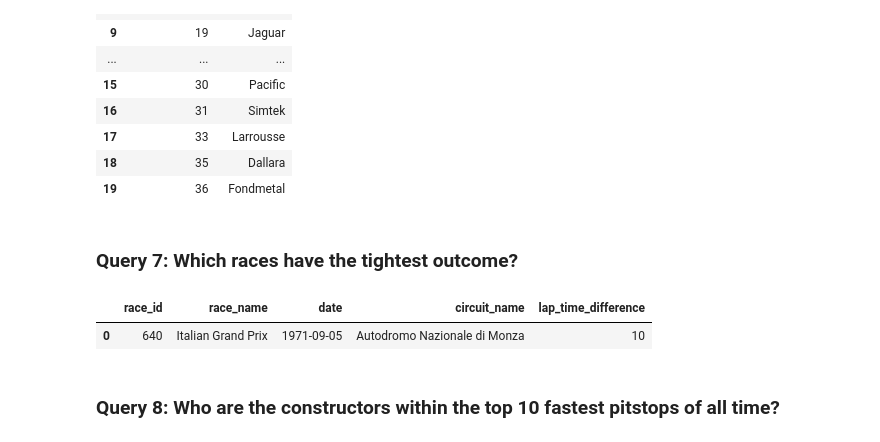
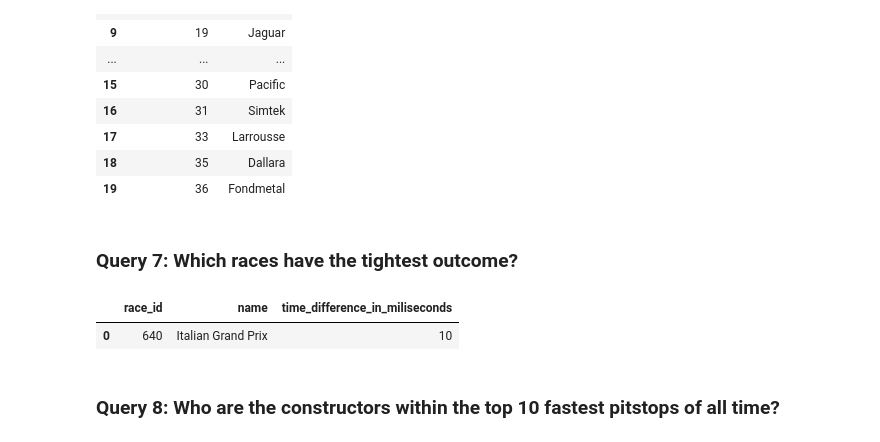
Before and after one commit to reyandrea/DBMS2, a Jupyter notebook: proj.ipynb, the cells around one changed output. Drawn from its saved outputs; the diff is of its cells as text; code cells hidden in the pictures.

```diff
--- a/proj.ipynb
+++ b/proj.ipynb
@@ -488,32 +482,21 @@ display(losing_constructors.style)
 ### Query 7: Which races have the tightest outcome?
 # %%
 races_tightest_outcome = psql.read_sql("""
-WITH lap_times AS (
-    SELECT
-        race_id,
-        time_in_milliseconds,
-        RANK() OVER (PARTITION BY race_id ORDER BY time_in_milliseconds ASC) AS lap_rank
-    FROM result
-)
-SELECT
-    t1.race_id,
-    r.name AS race_name,
-    r.date,
-    c.name AS circuit_name,
-    (t2.time_in_milliseconds - t1.time_in_milliseconds) AS lap_time_difference
-FROM lap_times t1
-JOIN lap_times t2 ON t1.race_id = t2.race_id
-JOIN race r ON t1.race_id = r.race_id
-JOIN circuit c ON r.circuit_id = c.circuit_id
-WHERE t1.lap_rank = 1 AND t2.lap_rank = 2
-ORDER BY lap_time_difference ASC
+SELECT r.race_id,
+       r.name,
+       (r2.time_in_milliseconds - r1.time_in_milliseconds) AS time_difference_in_miliseconds
+FROM result r1
+JOIN result r2 ON r1.race_id = r2.race_id
+JOIN race r ON r1.race_id = r.race_id
+WHERE r1.position = 1 AND r2.position = 2
+ORDER BY time_difference_in_miliseconds ASC
 LIMIT 1;
 """, engine)
 
 display(races_tightest_outcome.style)
 # %% [output]
-|  | race_id | race_name | date | circuit_name | lap_time_difference |
-| 0 | 640 | Italian Grand Prix | 1971-09-05 | Autodromo Nazionale di Monza | 10 |
+|  | race_id | name | time_difference_in_miliseconds |
+| 0 | 640 | Italian Grand Prix | 10 |
 # %% [markdown]
 ### Query 8: Who are the constructors within the top 10 fastest pitstops of all time?
 # %%
```
Also changed, not shown: parts of 2 cells of this notebook.
